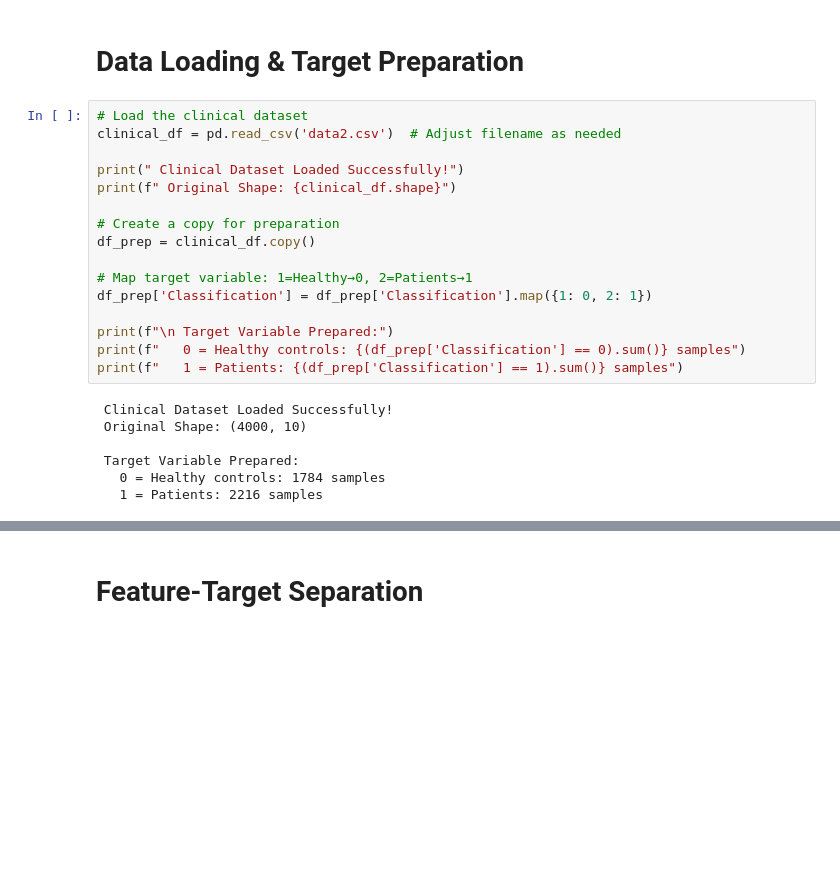
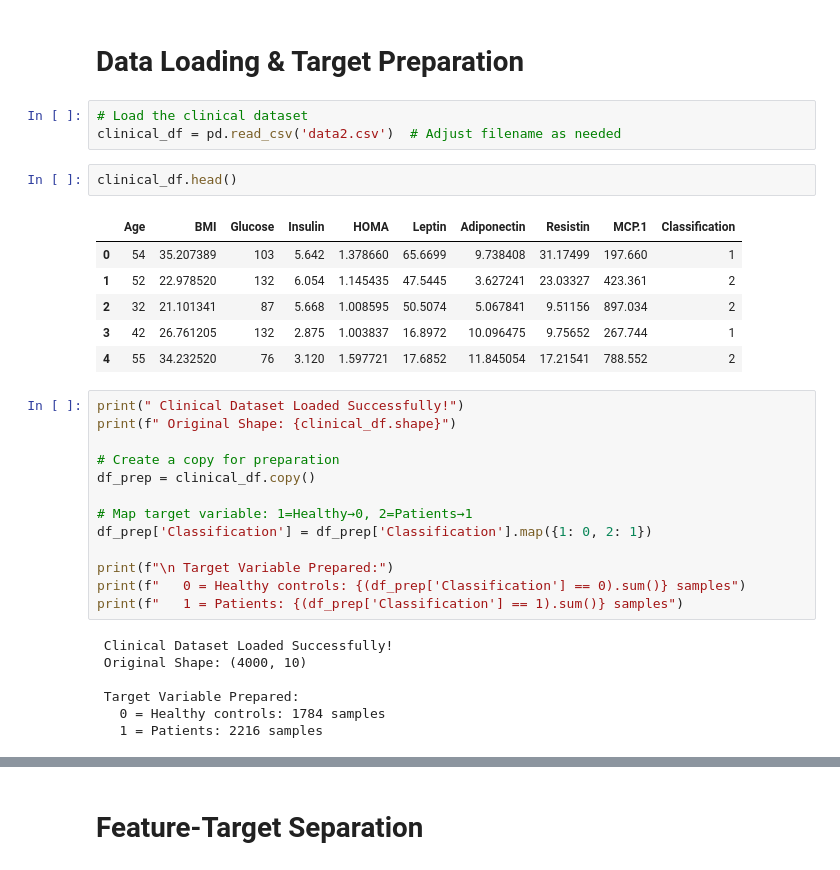
Before and after one commit to RayanAloui/Breast_Cancer_Detection_Project, a Jupyter notebook: Projet final MLAA.ipynb, the cells around one changed output, grey strips where cells are left out. Drawn from its saved outputs; the diff is of its cells as text; blank space fills up the shorter version.

```diff
--- a/Projet final MLA.ipynb
+++ b/Projet final MLAA.ipynb
@@ -904,10 +814,19 @@ plt.show()
 # 3.2 Data Preparation - Data clinic
 # %% [markdown]
 # Data Loading & Target Preparation
+# %%
+# Load the clinical dataset
+clinical_df = pd.read_csv('data2.csv')  # Adjust filename as needed
+# %%
+clinical_df.head()
+# %% [output]
+|  | Age | BMI | Glucose | Insulin | HOMA | Leptin | Adiponectin | Resistin | MCP.1 | Classification |
+| 0 | 54 | 35.207389 | 103 | 5.642 | 1.378660 | 65.6699 | 9.738408 | 31.17499 | 197.660 | 1 |
+| 1 | 52 | 22.978520 | 132 | 6.054 | 1.145435 | 47.5445 | 3.627241 | 23.03327 | 423.361 | 2 |
+| 2 | 32 | 21.101341 | 87 | 5.668 | 1.008595 | 50.5074 | 5.067841 | 9.51156 | 897.034 | 2 |
+| 3 | 42 | 26.761205 | 132 | 2.875 | 1.003837 | 16.8972 | 10.096475 | 9.75652 | 267.744 | 1 |
+| 4 | 55 | 34.232520 | 76 | 3.120 | 1.597721 | 17.6852 | 11.845054 | 17.21541 | 788.552 | 2 |
 # %%
-# Load the clinical dataset
-clinical_df = pd.read_csv('data2.csv')  # Adjust filename as needed
-
 print(" Clinical Dataset Loaded Successfully!")
 print(f" Original Shape: {clinical_df.shape}")
 
```
Also changed, not shown: parts of 20 cells of this notebook.
